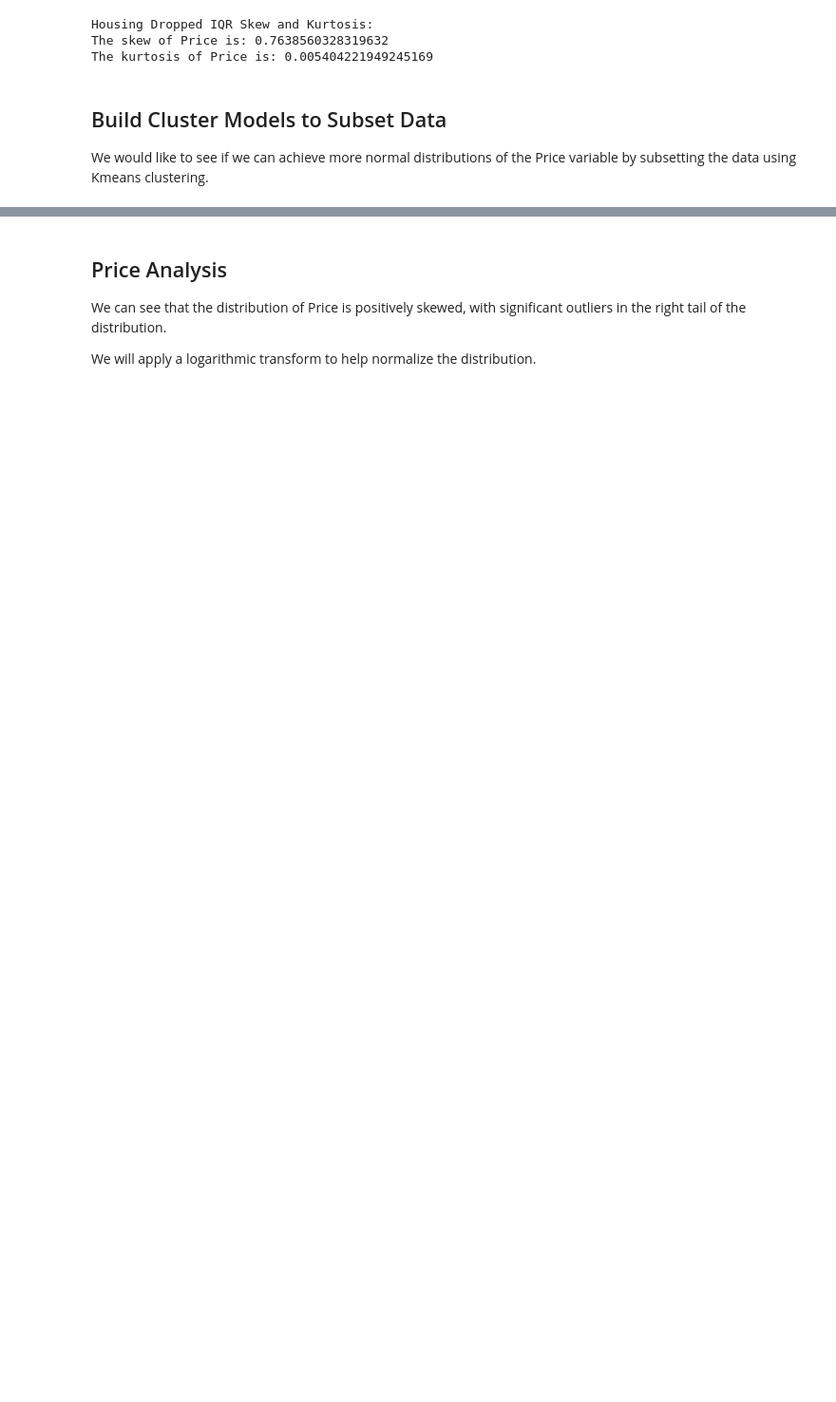
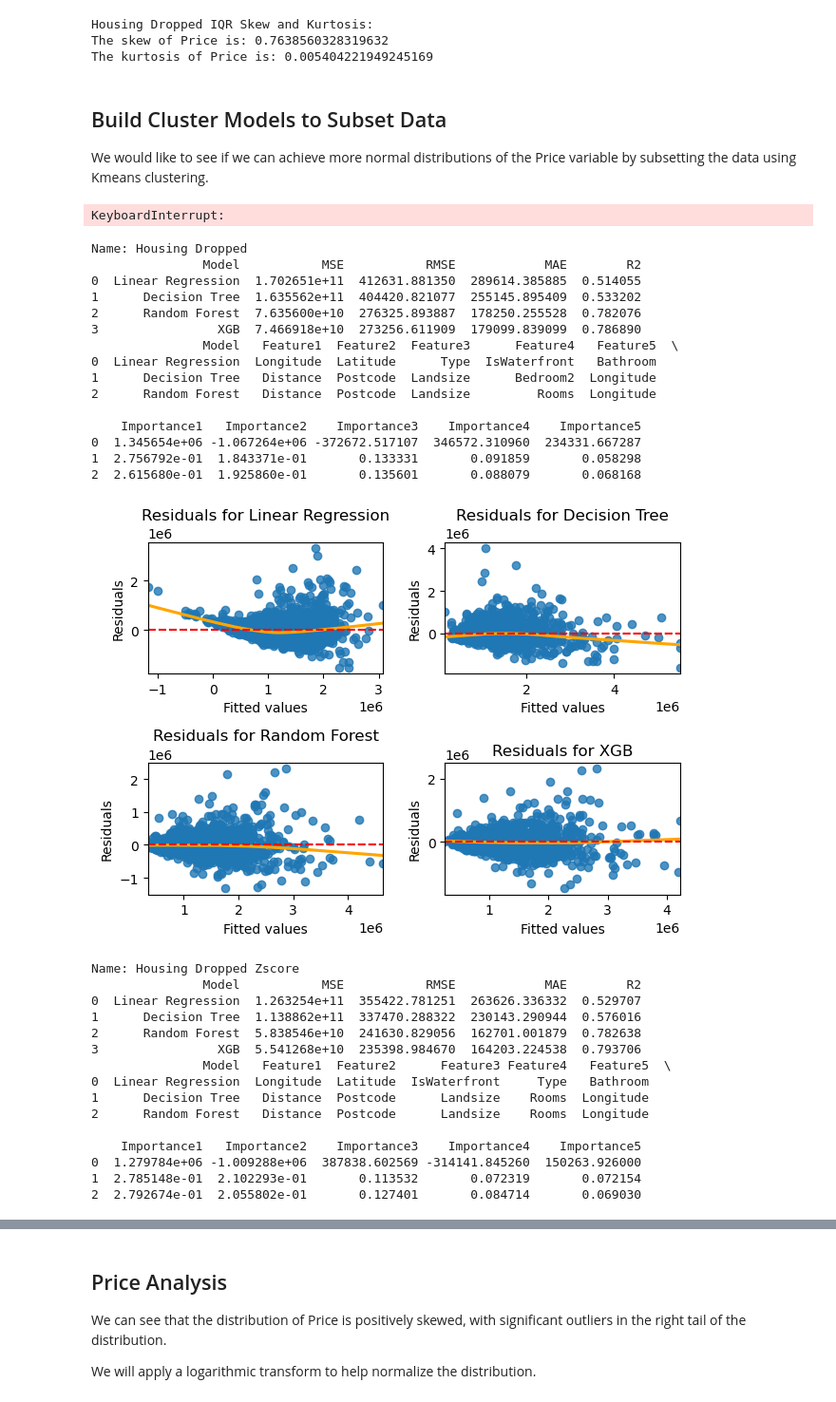
Before and after one commit to JamesLMulvihill/MelbourneHousePrices, a Jupyter notebook: DSC630_TermProject_Rework.ipynb, the cells around one changed output, grey strips where cells are left out. Shown at 95% size. Drawn from its saved outputs; the diff is of its cells as text; code cells hidden in the pictures; blank space fills up the shorter version.

```diff
--- a/DSC630_TermProject_Rework.ipynb
+++ b/DSC630_TermProject_Rework.ipynb
@@ -470,0 +562,4 @@ output = run_preliminary_models(encoded_data)
+# %%
+tuned_output = run_models_with_tuning(housing_dropped_iqr)
+# %% [output]
+KeyboardInterrupt:
@@ -470,0 +574,41 @@ output = run_preliminary_models(encoded_data)
+# %%
+for name, df in outlier_dfs.items():
+    print(f"Name: {name}")
+    output = run_models(df)
+    scores_df = get_metrics(output)
+    print(scores_df)
+    feature_importance = get_feature_importance(output)
+    print(feature_importance)
+    plot_residuals(output)
+# %% [output]
+Name: Housing Dropped
+               Model           MSE           RMSE            MAE        R2
+0  Linear Regression  1.702651e+11  412631.881350  289614.385885  0.514055
+1      Decision Tree  1.635562e+11  404420.821077  255145.895409  0.533202
+2      Random Forest  7.635600e+10  276325.893887  178250.255528  0.782076
+3                XGB  7.466918e+10  273256.611909  179099.839099  0.786890
+               Model   Feature1  Feature2  Feature3      Feature4   Feature5  \
+0  Linear Regression  Longitude  Latitude      Type  IsWaterfront   Bathroom
+1      Decision Tree   Distance  Postcode  Landsize      Bedroom2  Longitude
+2      Random Forest   Distance  Postcode  Landsize         Rooms  Longitude
+
+    Importance1   Importance2    Importance3    Importance4    Importance5
+0  1.345654e+06 -1.067264e+06 -372672.517107  346572.310960  234331.667287
+1  2.756792e-01  1.843371e-01       0.133331       0.091859       0.058298
+2  2.615680e-01  1.925860e-01       0.135601       0.088079       0.068168
+[figure, added]
+Name: Housing Dropped Zscore
+               Model           MSE           RMSE            MAE        R2
+0  Linear Regression  1.263254e+11  355422.781251  263626.336332  0.529707
+1      Decision Tree  1.138862e+11  337470.288322  230143.290944  0.576016
+2      Random Forest  5.838546e+10  241630.829056  162701.001879  0.782638
+3                XGB  5.541268e+10  235398.984670  164203.224538  0.793706
+               Model   Feature1  Feature2      Feature3 Feature4   Feature5  \
+0  Linear Regression  Longitude  Latitude  IsWaterfront     Type   Bathroom
+1      Decision Tree   Distance  Postcode      Landsize    Rooms  Longitude
+2      Random Forest   Distance  Postcode      Landsize    Rooms  Longitude
+
+    Importance1   Importance2    Importance3    Importance4    Importance5
+0  1.279784e+06 -1.009288e+06  387838.602569 -314141.845260  150263.926000
+1  2.785148e-01  2.102293e-01       0.113532       0.072319       0.072154
+2  2.792674e-01  2.055802e-01       0.127401       0.084714       0.069030
```
Also changed, not shown: parts of 22 cells of this notebook.
